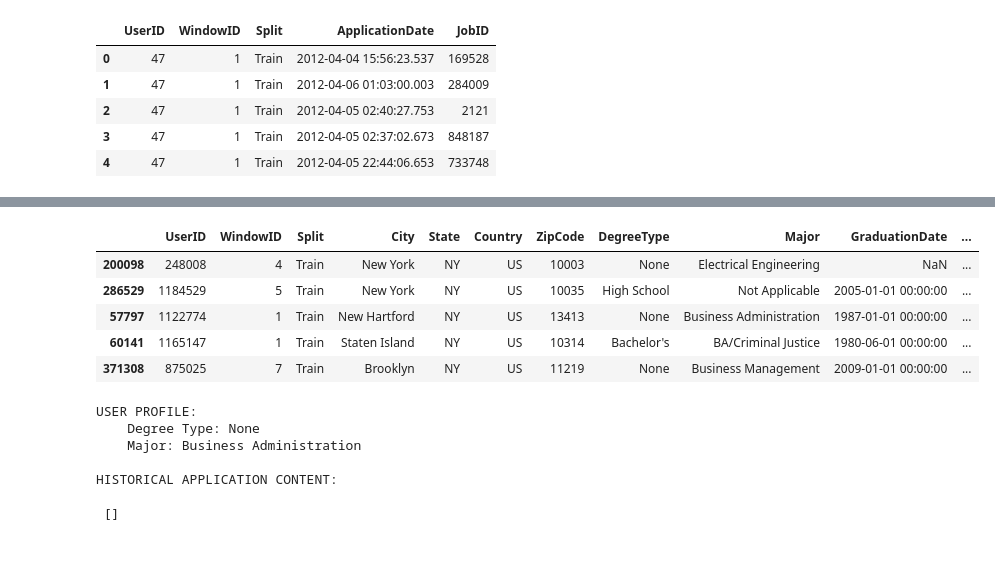
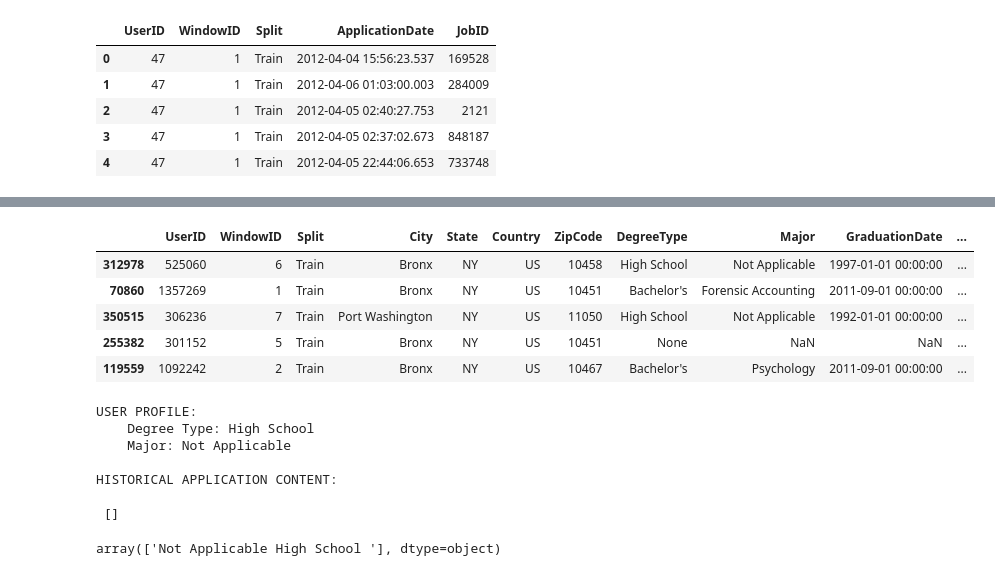
Before and after one commit to wiflore/Jobs_Recommender, a Jupyter notebook: Jobs Recommender.ipynb, the cells around one changed output, grey strips where cells are left out. Saved outputs shown, nothing was run; the diff lists cells and outputs as text; code cells hidden in the pictures.

```diff
--- a/Jobs Recommender.ipynb
+++ b/Jobs Recommender.ipynb
@@ -404,7 +450,7 @@ jobs['profile'] = jobs['Title'].astype(str)  +  '. ' + jobs['Requirements'].asty
 # %%
 %%timeit
 
-users['profile'] = (users['DegreeType'].astype(str) + " ")*10 + (users['Major'].astype(str) +  " " )*10
+users['profile'] =  (users['Major'].astype(str) +  " " ) + (users['DegreeType'].astype(str) + " ")
 #+ " Years of Experience " + users['TotalYearsExperience'].astype(str)
 #+ str(p.number_to_words(users["TotalYearsExperience"])) + " Years of Experience " +
 # %% [output]
@@ -412,9 +458,9 @@ users['profile'] = (users['DegreeType'].astype(str) + " ")*10 + (users['Major'].
 # %% [markdown]
 ##### Garbage words
 # %%
-users['profile'] = users['profile'].str.replace('None.', '.')
-users['profile'] = users['profile'].str.replace('Not Applicable', '.')
-users['profile'] = users['profile'].str.replace(' nan', ' ')
+users['profile'] = users['profile'].str.replace('None.', ' ')
+users['profile'] = users['profile'].str.replace('Not Applicable', ' ')
+users['profile'] = users['profile'].str.replace('nan', ' ')
 
 users['profile'].iloc[1]
 # %% [output]
@@ -588,27 +604,29 @@ def content_distance_based_recommender(user_id, jobID_mapping = jobID_mapping, m
 
     return tops
 # %%
-users.head()
+users.tail()
 # %% [output]
 |  | UserID | WindowID | Split | City | State | Country | ZipCode | DegreeType | Major | GraduationDate | ... |
-| 200098 | 248008 | 4 | Train | New York | NY | US | 10003 | None | Electrical Engineering | NaN | ... |
-| 286529 | 1184529 | 5 | Train | New York | NY | US | 10035 | High School | Not Applicable | 2005-01-01 00:00:00 | ... |
-| 57797 | 1122774 | 1 | Train | New Hartford | NY | US | 13413 | None | Business Administration | 1987-01-01 00:00:00 | ... |
-| 60141 | 1165147 | 1 | Train | Staten Island | NY | US | 10314 | Bachelor's | BA/Criminal Justice | 1980-06-01 00:00:00 | ... |
-| 371308 | 875025 | 7 | Train | Brooklyn | NY | US | 11219 | None | Business Management | 2009-01-01 00:00:00 | ... |
+| 312978 | 525060 | 6 | Train | Bronx | NY | US | 10458 | High School | Not Applicable | 1997-01-01 00:00:00 | ... |
+| 70860 | 1357269 | 1 | Train | Bronx | NY | US | 10451 | Bachelor's | Forensic Accounting | 2011-09-01 00:00:00 | ... |
+| 350515 | 306236 | 7 | Train | Port Washington | NY | US | 11050 | High School | Not Applicable | 1992-01-01 00:00:00 | ... |
+| 255382 | 301152 | 5 | Train | Bronx | NY | US | 10451 | None | NaN | NaN | ... |
+| 119559 | 1092242 | 2 | Train | Bronx | NY | US | 10467 | Bachelor's | Psychology | 2011-09-01 00:00:00 | ... |
 # %%
-user_id = 1122774
+user_id = 	306236
 top_recommendations = content_distance_based_recommender(user_id, top=10)
 print("USER PROFILE: ", user_profile(user_id))
 print("HISTORICAL APPLICATION CONTENT:\n\n", historical_application(user_id))
+users[users.UserID == user_id].profile.values
 # %% [output]
 USER PROFILE:
-    Degree Type: None
-    Major: Business Administration
+    Degree Type: High School
+    Major: Not Applicable
 
 HISTORICAL APPLICATION CONTENT:
 
  []
+array(['Not Applicable High School '], dtype=object)
 # %%
 top_recommendations
 # %% [output]
```
Also changed, not shown: parts of 29 cells of this notebook.
